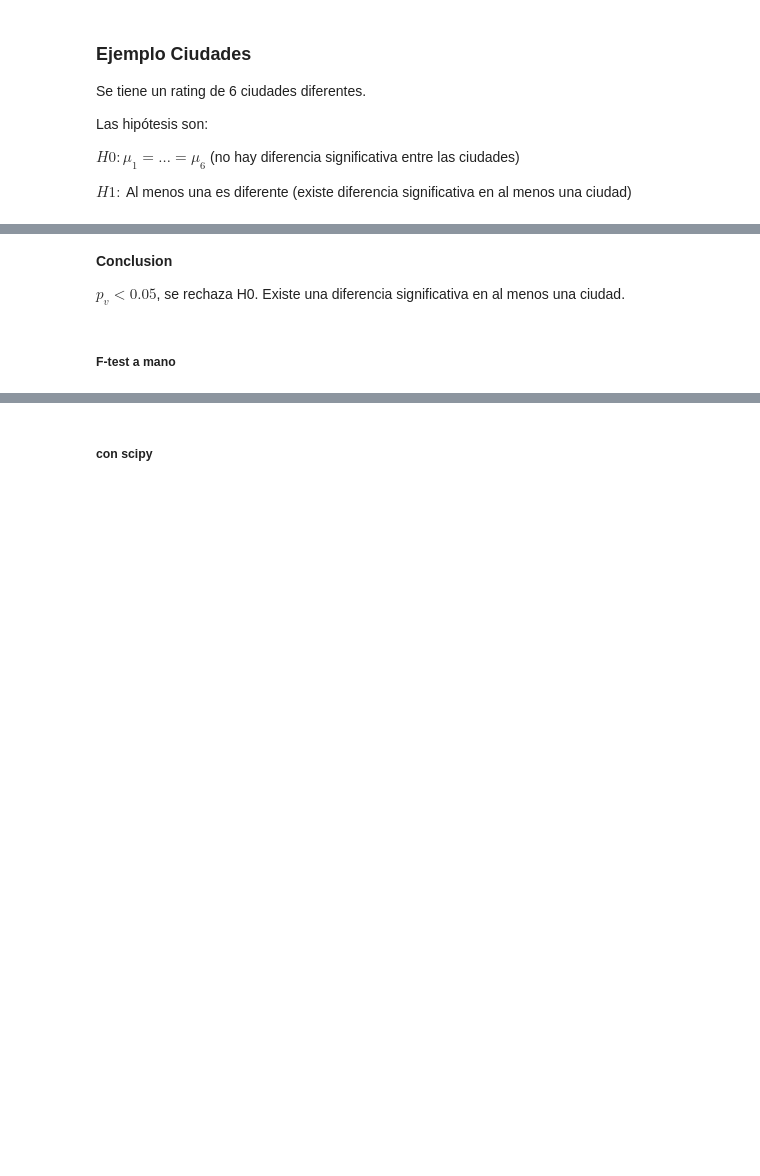
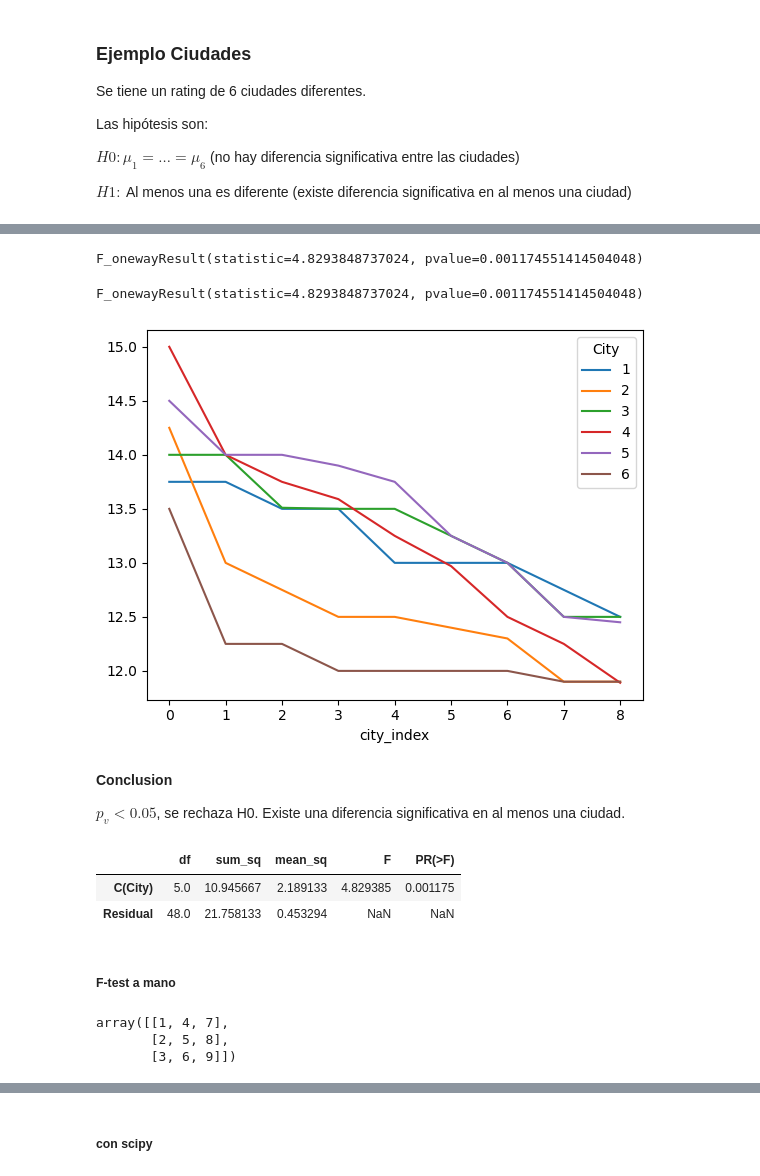
Before and after one commit to Ironhack-Data-Madrid-Abril-2023/apuntes_clase, a Jupyter notebook: semana_6/3.1 - Mas testeo de hipotesis.ipynb, the cells around one changed output, grey strips where cells are left out. Cells and saved outputs as stored; diff of their text form; code cells hidden in the pictures; blank space fills up the shorter version.

```diff
--- a/semana_6/3.1 - Mas testeo de hipotesis.ipynb
+++ b/semana_6/3.1 - Mas testeo de hipotesis.ipynb
@@ -94,3 +170,7 @@ Las hipótesis son:
 $H0 : \mu_1=\ldots=\mu_6$  (no hay diferencia significativa entre las ciudades)
 
 $H1 :$ Al menos una es diferente  (existe diferencia significativa en al menos una ciudad)
+# %%
+rate=pd.read_csv('../data/rate_by_city.csv')
+
+rate.head()
@@ -96,0 +201,4 @@ $H1 :$ Al menos una es diferente  (existe diferencia significativa en al menos u
+# %%
+rate['city_index']=rate.groupby('City').cumcount()
+
+rate.head(12)
@@ -96,0 +219,4 @@ $H1 :$ Al menos una es diferente  (existe diferencia significativa en al menos u
+# %%
+rate_pivot = rate.pivot(columns='City', values='Rate', index='city_index')
+
+rate_pivot
@@ -97,3 +257,21 @@ $H1 :$ Al menos una es diferente  (existe diferencia significativa en al menos u
+# %%
+# f_oneway(rate_pivot[1], rate_pivot[2], rate_pivot[3]...............)
+
+# el asterisco es entrada de n muestras. n argumentos de entrada de la funcion
+
+f_oneway(*[rate_pivot[i] for i in range(1, 7)])
+# %% [output]
+F_onewayResult(statistic=4.8293848737024, pvalue=0.001174551414504048)
+# %%
+# sin construir la pivot table
+
+f_oneway(*[rate[rate.City==i].Rate for i in range(1, 7)])
+# %% [output]
+F_onewayResult(statistic=4.8293848737024, pvalue=0.001174551414504048)
+# %%
+rate_pivot.plot();
+# %% [output]
+[figure, added]
 # %% [markdown]
 **Conclusion**
 
@@ -101,2 +286,21 @@ $p_v < 0.05$, se rechaza H0. Existe una diferencia significativa en al menos una
+# %%
+# ols = ordinary least squares (minimos cuadrados ordinarios)
+
+modelo = ols(formula=formula, data=rate).fit()
+
+anova=sm.stats.anova_lm(modelo, typ=1)   # typ=1 es one way
+
+anova
+# %% [output]
+|  | df | sum_sq | mean_sq | F | PR(>F) |
+| C(City) | 5.0 | 10.945667 | 2.189133 | 4.829385 | 0.001175 |
+| Residual | 48.0 | 21.758133 | 0.453294 | NaN | NaN |
 # %% [markdown]
 ##### F-test a mano
+# %%
+data=np.array([[1,2,3], [4,5,6], [7,8,9]]).T   # data fake
+data
+# %% [output]
+array([[1, 4, 7],
+       [2, 5, 8],
+       [3, 6, 9]])
```
Also changed, not shown: parts of 23 cells of this notebook.
